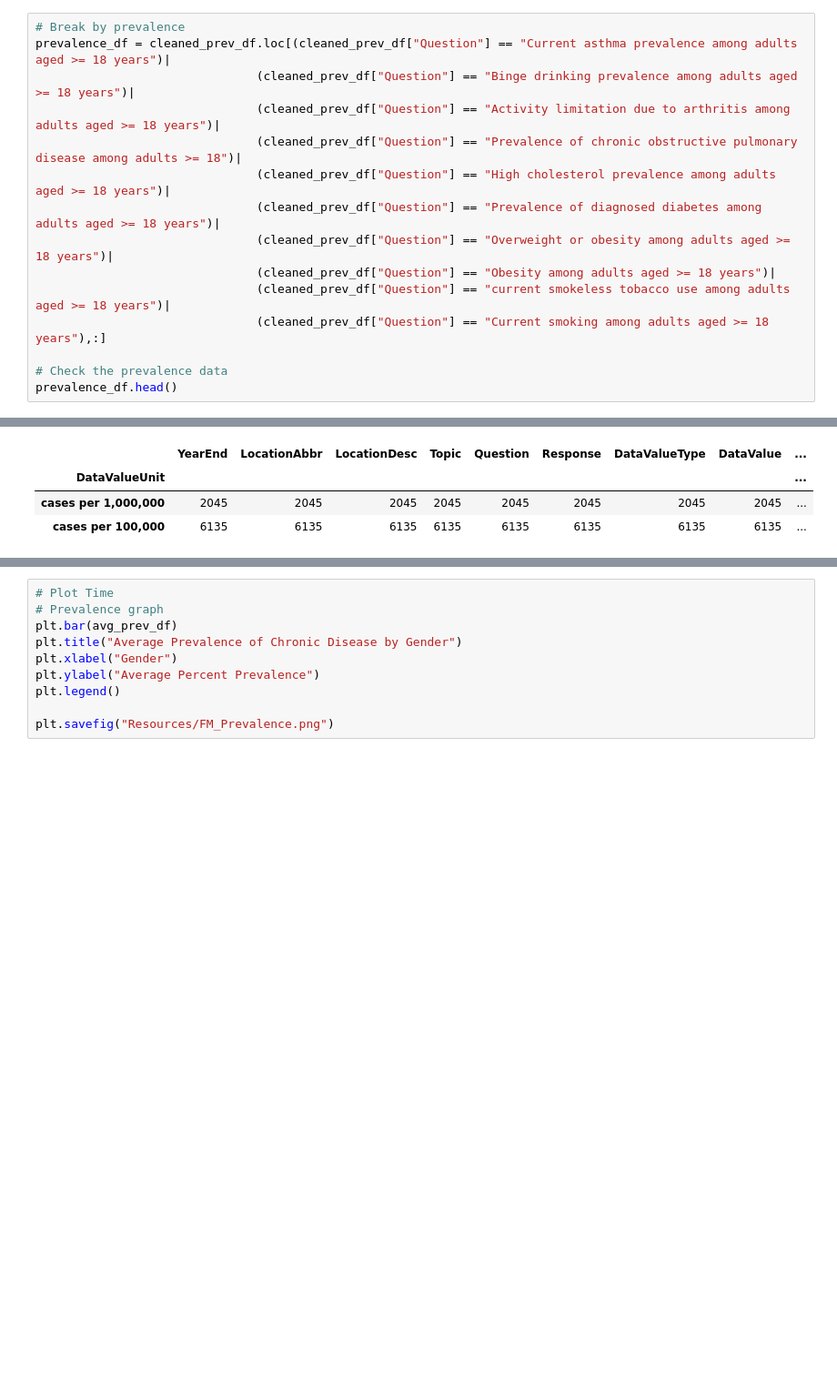
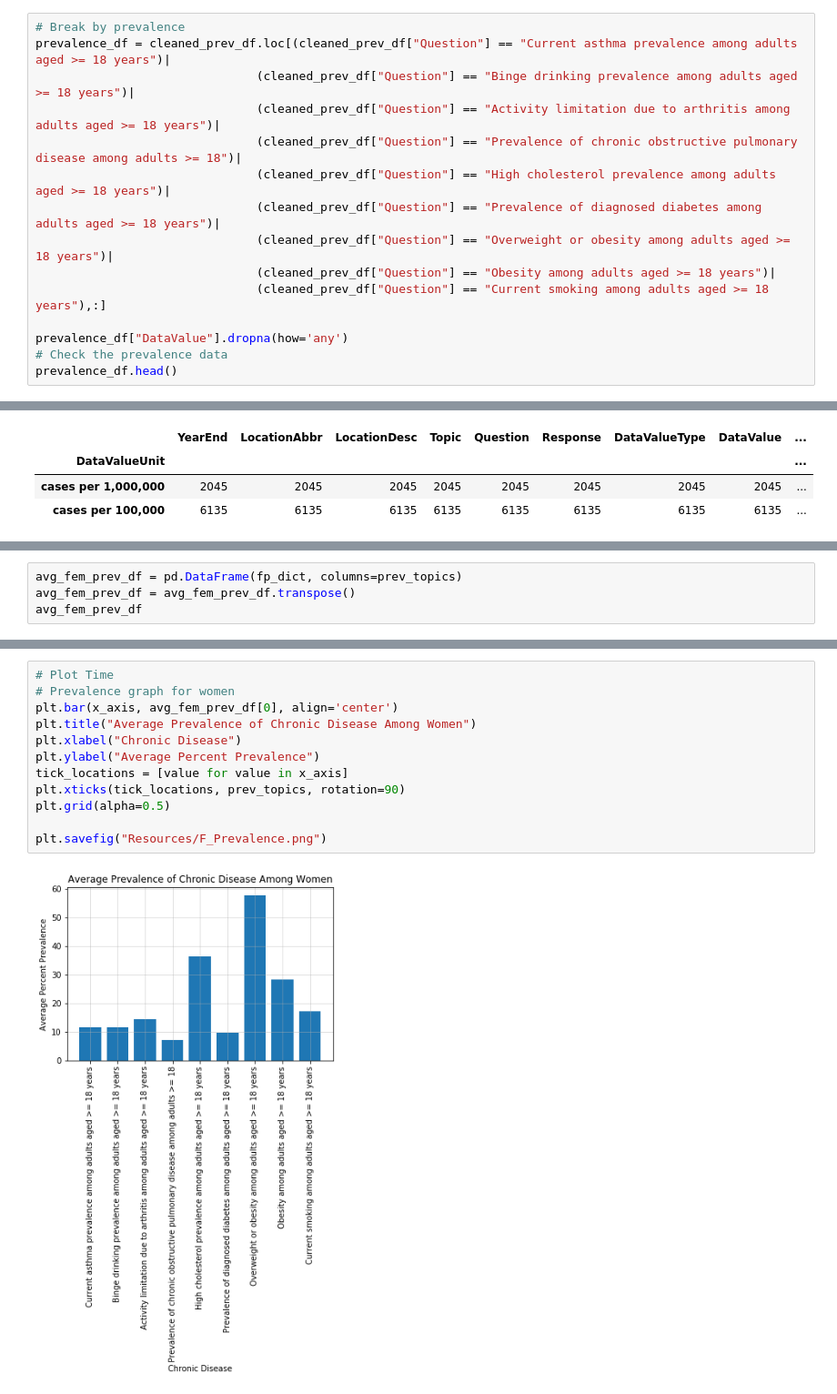
Before and after one commit to ByronIAllen/DataAnalysis_Project1, a Jupyter notebook: demo_book.ipynb, the cells around one changed output, grey strips where cells are left out. Shown at 91% size. Drawn from its saved outputs; the diff is of its cells as text; blank space fills up the shorter version.

```diff
--- a/demo_book.ipynb
+++ b/demo_book.ipynb
@@ -71,9 +71,9 @@ prevalence_df = cleaned_prev_df.loc[(cleaned_prev_df["Question"] == "Current ast
                                (cleaned_prev_df["Question"] == "Prevalence of diagnosed diabetes among adults aged >= 18 years")|
                                (cleaned_prev_df["Question"] == "Overweight or obesity among adults aged >= 18 years")|
                                (cleaned_prev_df["Question"] == "Obesity among adults aged >= 18 years")|
-                               (cleaned_prev_df["Question"] == "current smokeless tobacco use among adults aged >= 18 years")|
                                (cleaned_prev_df["Question"] == "Current smoking among adults aged >= 18 years"),:]
 
+prevalence_df["DataValue"].dropna(how='any')
 # Check the prevalence data
 prevalence_df.head()
 # %% [output]
@@ -211,0 +272,4 @@ avg_mort_df = avg_mort_df.append(mm_mort, ignore_index=True)
+# %%
+avg_fem_prev_df = pd.DataFrame(fp_dict, columns=prev_topics)
+avg_fem_prev_df = avg_fem_prev_df.transpose()
+avg_fem_prev_df
@@ -212,10 +287,14 @@ avg_mort_df = avg_mort_df.append(mm_mort, ignore_index=True)
 # %%
 # Plot Time
-# Prevalence graph
-plt.bar(avg_prev_df)
-plt.title("Average Prevalence of Chronic Disease by Gender")
-plt.xlabel("Gender")
+# Prevalence graph for women
+plt.bar(x_axis, avg_fem_prev_df[0], align='center')
+plt.title("Average Prevalence of Chronic Disease Among Women")
+plt.xlabel("Chronic Disease")
 plt.ylabel("Average Percent Prevalence")
-plt.legend()
+tick_locations = [value for value in x_axis]
+plt.xticks(tick_locations, prev_topics, rotation=90)
+plt.grid(alpha=0.5)
 
-plt.savefig("Resources/FM_Prevalence.png")
+plt.savefig("Resources/F_Prevalence.png")
+# %% [output]
+[figure, added]
```
Also changed, not shown: parts of 10 cells of this notebook, 2 other files.
